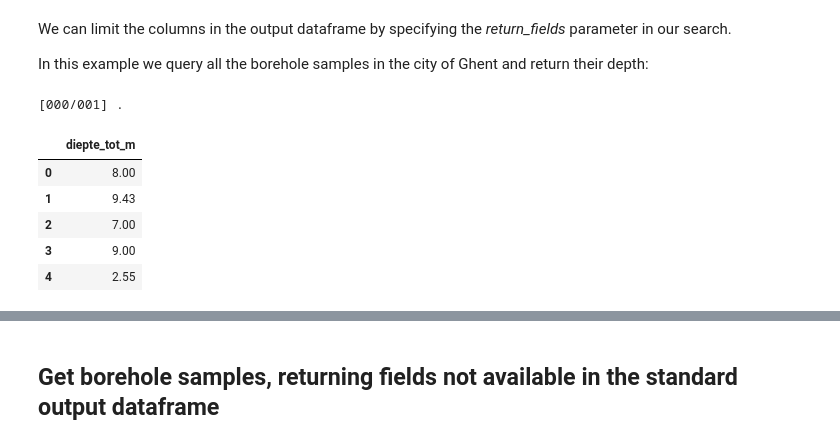
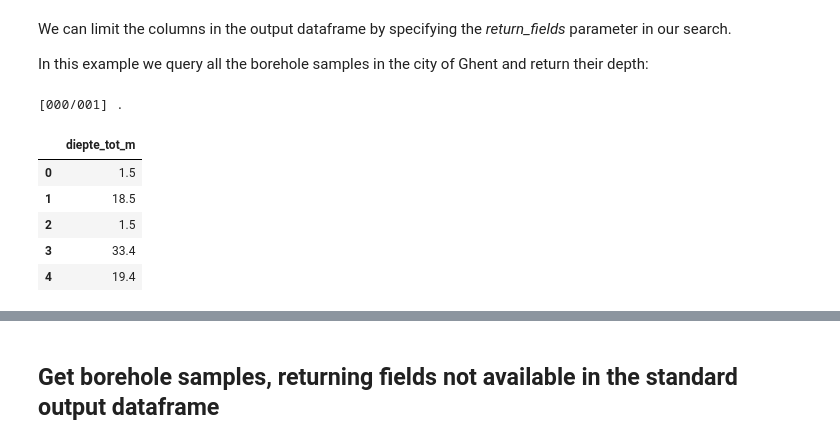
Before and after one commit to DOV-Vlaanderen/pydov, a Jupyter notebook: docs/notebooks/search_grondmonsters.ipynb, the cells around one changed output, grey strips where cells are left out. Saved outputs shown, nothing was run; the diff lists cells and outputs as text; code cells hidden in the pictures.

```diff
--- a/docs/notebooks/search_grondmonsters.ipynb
+++ b/docs/notebooks/search_grondmonsters.ipynb
@@ -200,21 +191,36 @@ df.head()
 We can limit the columns in the output dataframe by specifying the *return_fields* parameter in our search.
 
 In this example we query all the borehole samples in the city of Ghent and return their depth:
-# %%
-query = PropertyIsEqualTo(propertyname='gemeente',
-                          literal='Gent')
-df = grondmonster.search(query=query,
-                   return_fields=('diepte_tot_m',))
-
-df.head()
-# %% [output]
-[000/001] .
-|  | diepte_tot_m |
-| 0 | 8.00 |
-| 1 | 9.43 |
-| 2 | 7.00 |
-| 3 | 9.00 |
-| 4 | 2.55 |
+# %%
+from owslib.etree import etree
+from owslib.wfs import WebFeatureService
+from owslib.fes import PropertyIsEqualTo as PropertyIsEqualTo_fes1
+from pydov.util.location import GmlFilter
+
+gemeentegrenzen = WebFeatureService(
+    'https://geo.api.vlaanderen.be/VRBG/wfs',
+    version='1.1.0')
+
+naam_filter = PropertyIsEqualTo_fes1(propertyname='NAAM', literal='Gent')
+
+gemeente_gml = gemeentegrenzen.getfeature(
+    typename='VRBG:Refgem',
+    filter=etree.tostring(naam_filter.toXML()).decode("utf8"),
+    outputFormat='text/xml; subtype=gml/3.2').read()
+
+df = grondmonster.search(
+    location=GmlFilter(gemeente_gml, Within),
+    return_fields=('diepte_tot_m',))
+
+df.head()
+# %% [output]
+[000/001] .
+|  | diepte_tot_m |
+| 0 | 1.5 |
+| 1 | 18.5 |
+| 2 | 1.5 |
+| 3 | 33.4 |
+| 4 | 19.4 |
 # %%
 df.describe()
 # %% [output]
```
Also changed, not shown: parts of 24 cells of this notebook, 1 other file.
